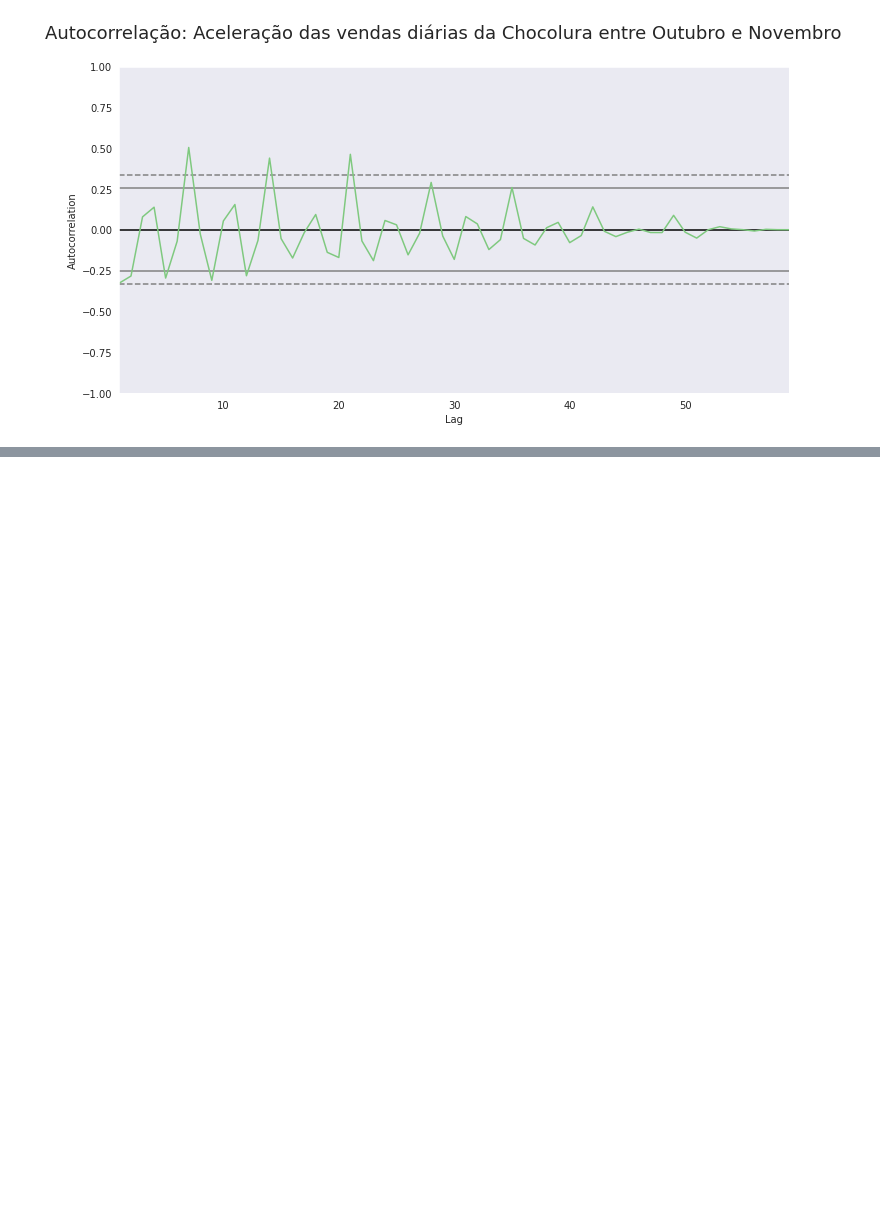
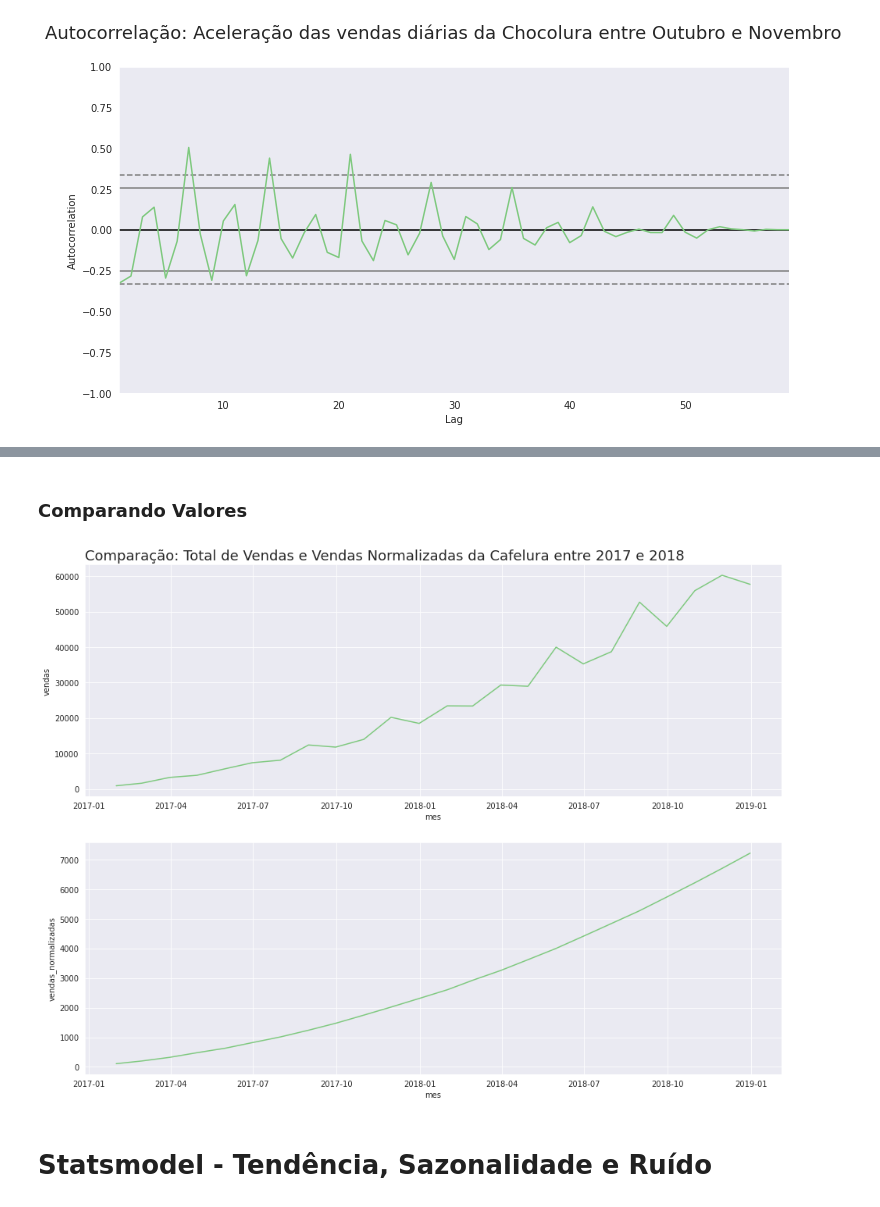
Before and after one commit to strawndri/time-series, a Jupyter notebook: time_series.ipynb, the cells around one changed output, grey strips where cells are left out. Cells and saved outputs as stored; diff of their text form; code cells hidden in the pictures; blank space fills up the shorter version.

```diff
--- a/time_series.ipynb
+++ b/time_series.ipynb
@@ -394,0 +432,9 @@ autocorrelacao('Autocorrelação: Aceleração das vendas diárias da Chocolura
+# %% [markdown]
+### Comparando Valores
+# %%
+compararPlots('Comparação: Total de Vendas e Vendas Normalizadas da Cafelura entre 2017 e 2018',
+              'mes', 'vendas', 'vendas_normalizadas', dataset=cafelura)
+# %% [output]
+[figure, added]
+# %% [markdown]
+# Statsmodel - Tendência, Sazonalidade e Ruído
```
Also changed, not shown: parts of 30 cells of this notebook.
